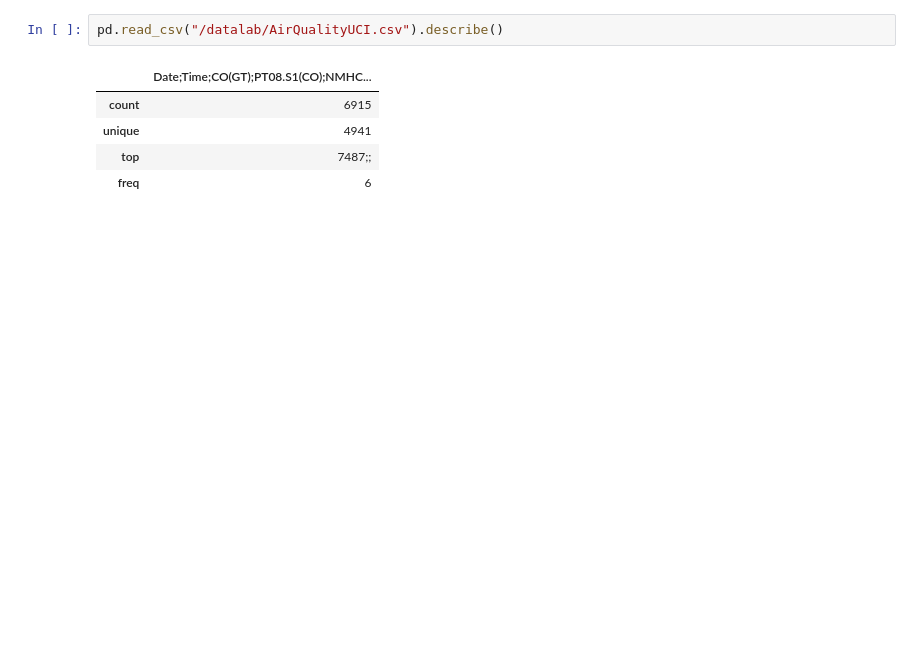
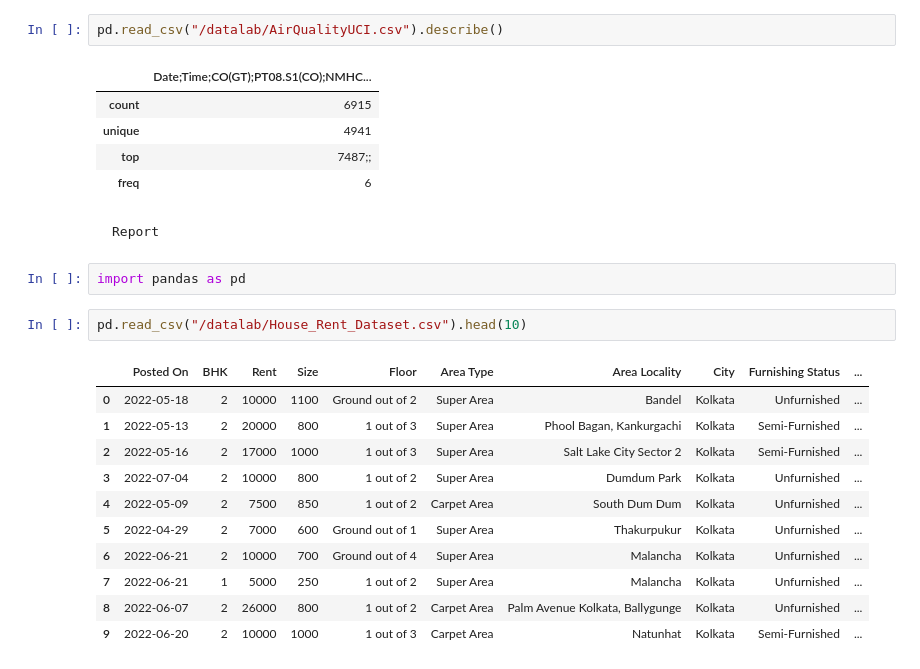
Before and after one commit to harshsinha-12/DataVisualisationSem1AssignmentsIITP, a Jupyter notebook: Assignment1_HarshSinha.ipynb, the cells around one changed output. Drawn from its saved outputs; the diff is of its cells as text; blank space fills up the shorter version.

````diff
--- a/Assignment1_HarshSinha.ipynb
+++ b/Assignment1_HarshSinha.ipynb
@@ -85,3 +85,25 @@ pd.read_csv("/datalab/AirQualityUCI.csv").describe()
 | unique | 4941 |
 | top | 7487;; |
 | freq | 6 |
+# %% [markdown]
+
+
+```
+Report
+```
+# %%
+import pandas as pd
+# %%
+pd.read_csv("/datalab/House_Rent_Dataset.csv").head(10)
+# %% [output]
+|  | Posted On | BHK | Rent | Size | Floor | Area Type | Area Locality | City | Furnishing Status | ... |
+| 0 | 2022-05-18 | 2 | 10000 | 1100 | Ground out of 2 | Super Area | Bandel | Kolkata | Unfurnished | ... |
+| 1 | 2022-05-13 | 2 | 20000 | 800 | 1 out of 3 | Super Area | Phool Bagan, Kankurgachi | Kolkata | Semi-Furnished | ... |
+| 2 | 2022-05-16 | 2 | 17000 | 1000 | 1 out of 3 | Super Area | Salt Lake City Sector 2 | Kolkata | Semi-Furnished | ... |
+| 3 | 2022-07-04 | 2 | 10000 | 800 | 1 out of 2 | Super Area | Dumdum Park | Kolkata | Unfurnished | ... |
+| 4 | 2022-05-09 | 2 | 7500 | 850 | 1 out of 2 | Carpet Area | South Dum Dum | Kolkata | Unfurnished | ... |
+| 5 | 2022-04-29 | 2 | 7000 | 600 | Ground out of 1 | Super Area | Thakurpukur | Kolkata | Unfurnished | ... |
+| 6 | 2022-06-21 | 2 | 10000 | 700 | Ground out of 4 | Super Area | Malancha | Kolkata | Unfurnished | ... |
+| 7 | 2022-06-21 | 1 | 5000 | 250 | 1 out of 2 | Super Area | Malancha | Kolkata | Unfurnished | ... |
+| 8 | 2022-06-07 | 2 | 26000 | 800 | 1 out of 2 | Carpet Area | Palm Avenue Kolkata, Ballygunge | Kolkata | Unfurnished | ... |
+| 9 | 2022-06-20 | 2 | 10000 | 1000 | 1 out of 3 | Carpet Area | Natunhat | Kolkata | Semi-Furnished | ... |
````
Also changed, not shown: parts of 1 cell of this notebook.
